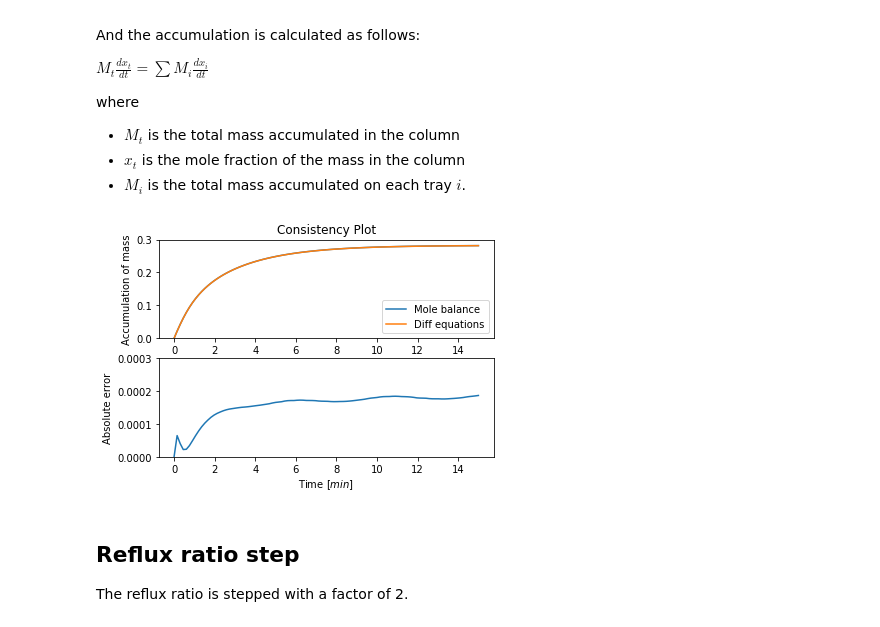
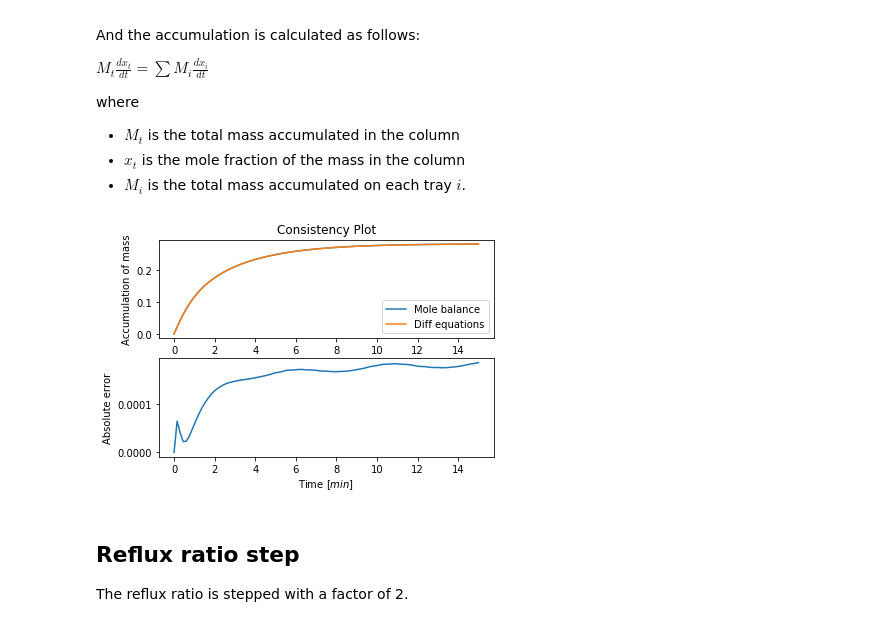
Before and after one commit to albertmitchell3/Distillation_Column, a Jupyter notebook: Basic Distillation Column/Basic_Distillation Model.ipynb, the cells around one changed output. Drawn from its saved outputs; the diff is of its cells as text; code cells hidden in the pictures.

```diff
--- a/Basic Distillation Column/Basic_Distillation Model.ipynb
+++ b/Basic Distillation Column/Basic_Distillation Model.ipynb
@@ -151,36 +152,36 @@ L3 = F7 + L2
 moles_inside_column_at_zero = (x0s[0]*m_cond+x1s[0]*m_tray+x2s[0]*m_tray+x3s[0]*m_tray+x4s[0]*m_tray+x5s[0]*m_tray+x6s[0]*m_tray+
                        x7s[0]*m_tray+x8s[0]*m_tray+x9s[0]*m_tray+x10s[0]*m_tray+x11s[0]*m_rebl)
 
 # This calculated the accumulation insie the column through summing the accumulation on each plate
 moles_inside_column = (x0s*m_cond+x1s*m_tray+x2s*m_tray+x3s*m_tray+x4s*m_tray+x5s*m_tray+x6s*m_tray+
                        x7s*m_tray+x8s*m_tray+x9s*m_tray+x10s*m_tray+x11s*m_rebl) - moles_inside_column_at_zero
 
 # This calculates the accumlation in the column through the mass balance
 mole_balance = xF*F3 - (D)*(x0s)- (L3-V)*x11s - 0.1*10*m_tray - 0.1*m_cond - 0.1*m_rebl
 diff = moles_inside_column - mole_balance
 
 integral = []
 for i in range(1,len(t)+1):
     dMtxtdt = xF*F3 - (D)*(x0s[0:i])- (L3-V)*x11s[0:i]
     integral.append(np.trapz(dMtxtdt,t[0:i]))
 
 plt.figure(1)
 plt.subplot(2,1,1)
 plt.title("Consistency Plot")
 plt.xlabel("Time")
 plt.ylabel("Accumulation of mass")
 plt.plot(t,integral, label = "Mole balance")
 plt.plot(t,moles_inside_column, label = "Diff equations")
-plt.ylim(0,0.3)
+# plt.ylim(0,0.3)
 plt.legend(loc="best")
 plt.subplot(2,1,2)
 plt.plot(t,abs(moles_inside_column-integral), label = "Error")
-plt.ylim(0,0.0003)
+# plt.ylim(0,0.0003)
 plt.xlabel("Time [$min$]")
 plt.ylabel("Absolute error")
 plt.savefig("consistency_plot_error_V1.svg")
 # %% [output]
-[figure, old version]
+[figure, new version]
 # %% [markdown]
 ## Reflux ratio step
 
```
Also changed, not shown: parts of 1 cell of this notebook, 1 other file.
